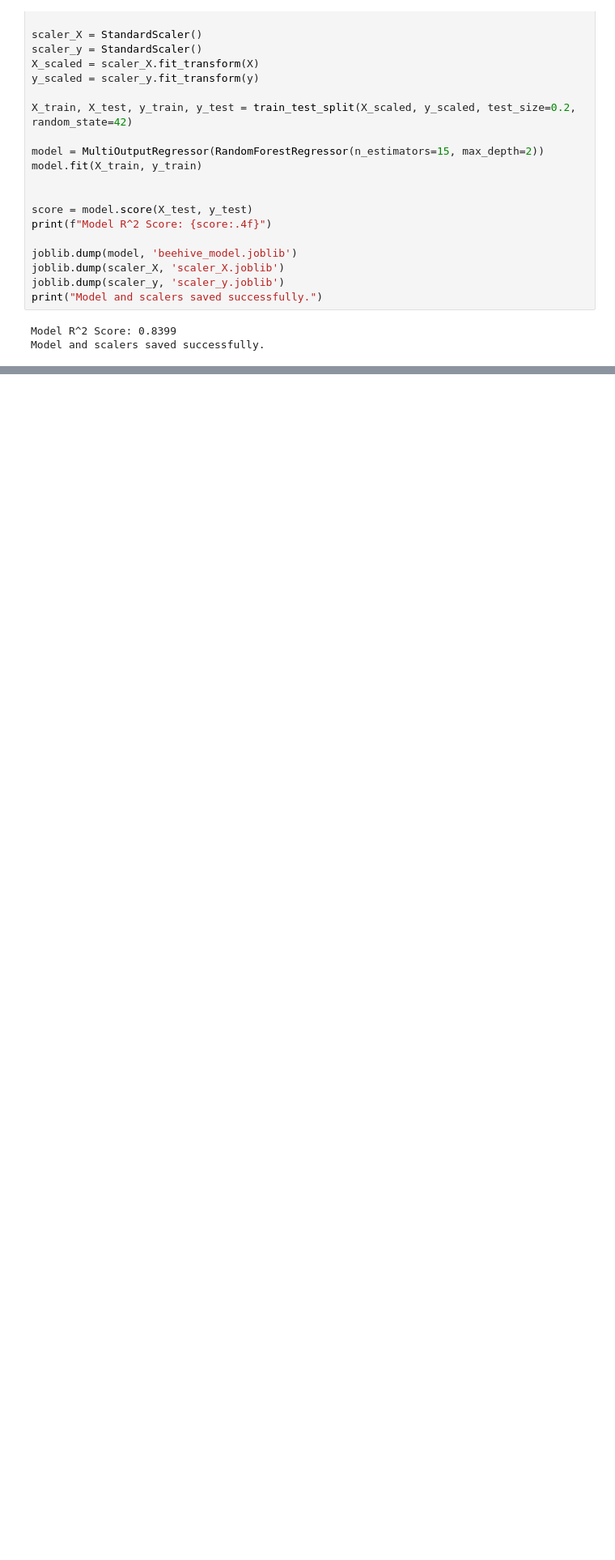
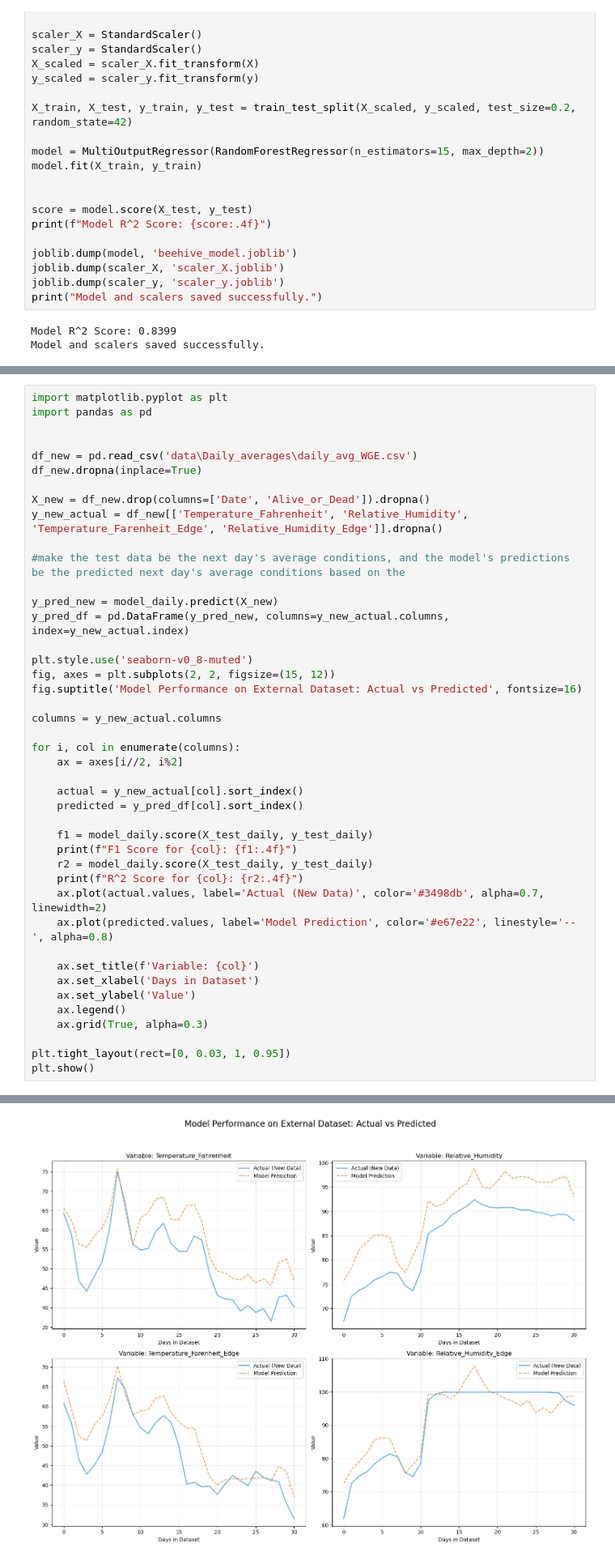
Before and after one commit to Victorthetoost/VIP-beekeps, a Jupyter notebook: model training.ipynb, the cells around one changed output, grey strips where cells are left out. Shown at 81% size. Drawn from its saved outputs; the diff is of its cells as text; blank space fills up the shorter version.

```diff
--- a/model training.ipynb
+++ b/model training.ipynb
@@ -325,0 +436,44 @@ Model and scalers saved successfully.
+# %%
+import matplotlib.pyplot as plt
+import pandas as pd
+
+
+df_new = pd.read_csv('data\Daily_averages\daily_avg_WGE.csv')
+df_new.dropna(inplace=True)
+
+X_new = df_new.drop(columns=['Date', 'Alive_or_Dead']).dropna()
+y_new_actual = df_new[['Temperature_Fahrenheit', 'Relative_Humidity', 'Temperature_Farenheit_Edge', 'Relative_Humidity_Edge']].dropna()
+
+#make the test data be the next day's average conditions, and the model's predictions be the predicted next day's average conditions based on the
+
+y_pred_new = model_daily.predict(X_new)
+y_pred_df = pd.DataFrame(y_pred_new, columns=y_new_actual.columns, index=y_new_actual.index)
+
+plt.style.use('seaborn-v0_8-muted')
+fig, axes = plt.subplots(2, 2, figsize=(15, 12))
+fig.suptitle('Model Performance on External Dataset: Actual vs Predicted', fontsize=16)
+
+columns = y_new_actual.columns
+
+for i, col in enumerate(columns):
+    ax = axes[i//2, i%2]
+
+    actual = y_new_actual[col].sort_index()
+    predicted = y_pred_df[col].sort_index()
+
+    f1 = model_daily.score(X_test_daily, y_test_daily)
+    print(f"F1 Score for {col}: {f1:.4f}")
+    r2 = model_daily.score(X_test_daily, y_test_daily)
+    print(f"R^2 Score for {col}: {r2:.4f}")
+    ax.plot(actual.values, label='Actual (New Data)', color='#3498db', alpha=0.7, linewidth=2)
+    ax.plot(predicted.values, label='Model Prediction', color='#e67e22', linestyle='--', alpha=0.8)
+
+    ax.set_title(f'Variable: {col}')
+    ax.set_xlabel('Days in Dataset')
+    ax.set_ylabel('Value')
+    ax.legend()
+    ax.grid(True, alpha=0.3)
+
+plt.tight_layout(rect=[0, 0.03, 1, 0.95])
+plt.show()
+# %% [output]
@@ -325,0 +488 @@ Model and scalers saved successfully.
+[figure, added]
```
Also changed, not shown: parts of 5 cells of this notebook, 37 other files.
